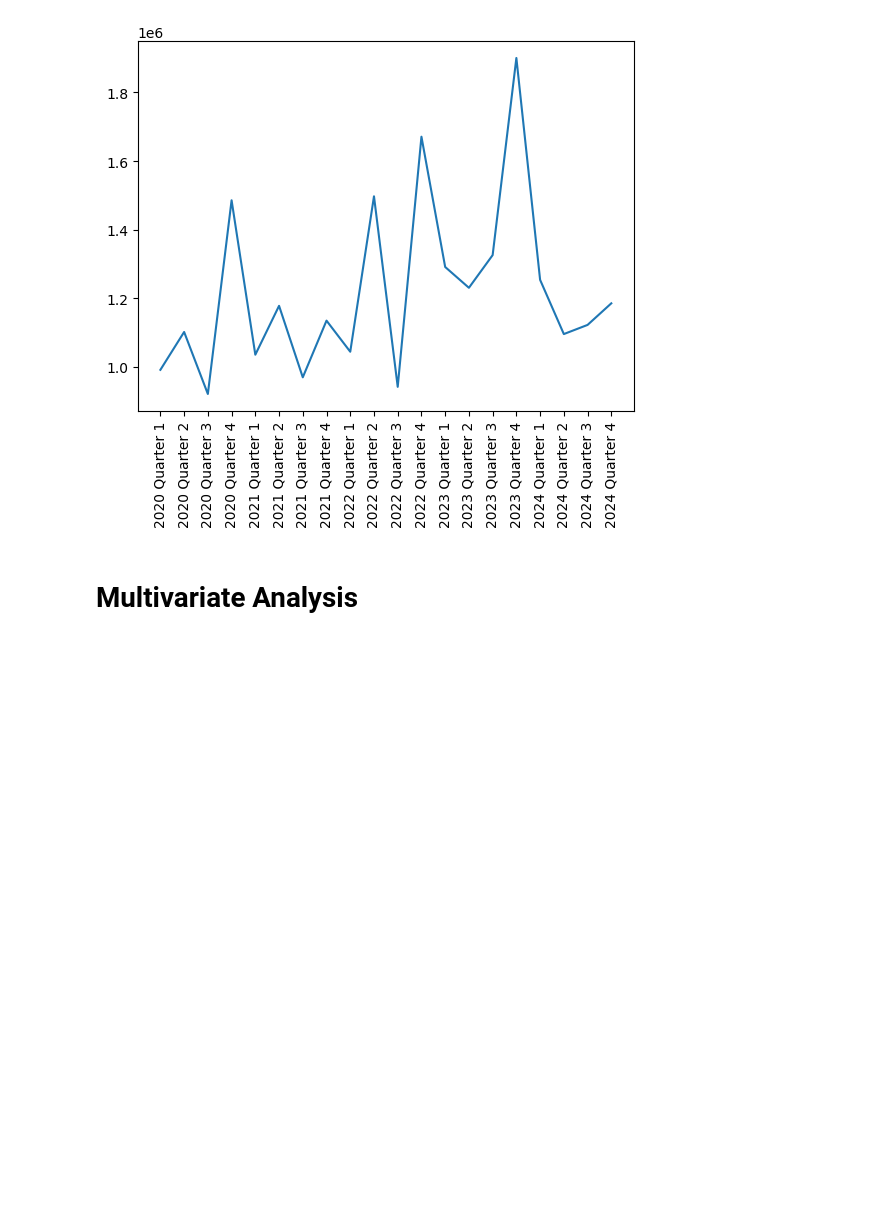
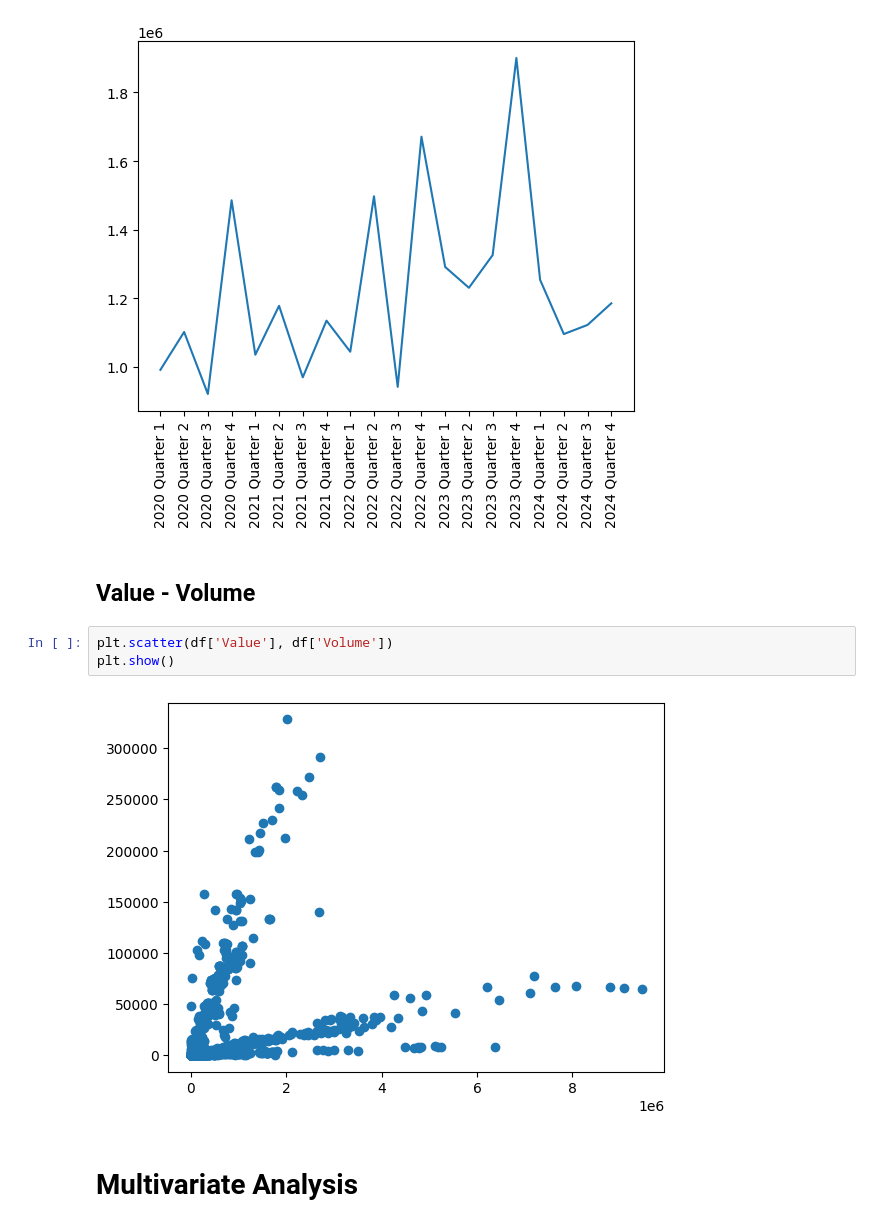
Before and after one commit to jcfrongoso/cs132-final-project, a Jupyter notebook: eda.ipynb, the cells around one changed output. Saved outputs shown, nothing was run; the diff lists cells and outputs as text; blank space fills up the shorter version.

Commit message:
feat: add value-volume scatter plot

```diff
--- a/eda.ipynb
+++ b/eda.ipynb
@@ -122,6 +122,13 @@ plt.xticks(rotation=90)
 plt.show()
 # %% [output]
 [figure]
+# %% [markdown]
+## Value - Volume
+# %%
+plt.scatter(df['Value'], df['Volume'])
+plt.show()
+# %% [output]
+[figure, added]
 # %% [markdown]
 # Multivariate Analysis
 # %% [markdown]
```
Also changed, not shown: parts of 2 cells of this notebook.
